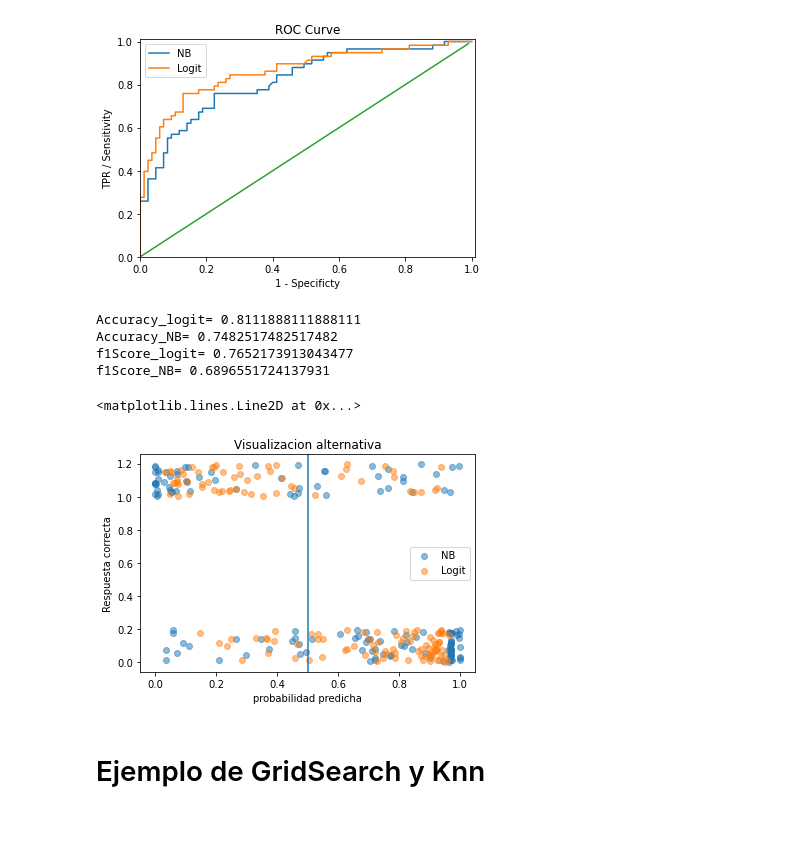
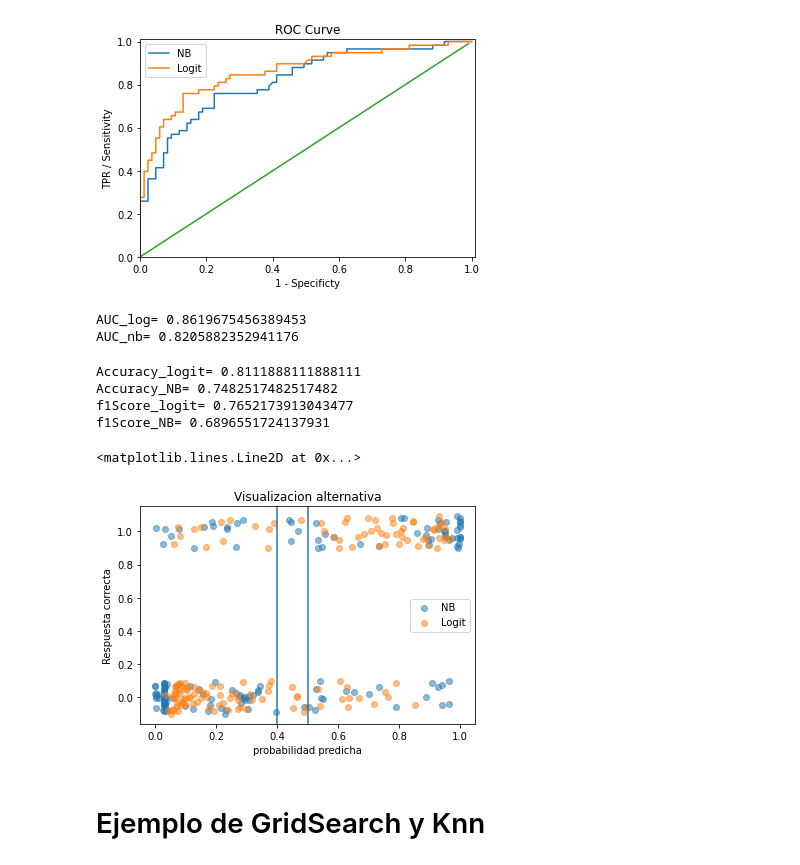
Before and after one commit to IonatanPerez/Curso_DHDS_CN17, a Jupyter notebook: C30/Ejemplo_Titanic.ipynb, the cells around one changed output. Drawn from its saved outputs; the diff is of its cells as text; code cells hidden in the pictures; blank space fills up the shorter version.

```diff
--- a/C30/Ejemplo_Titanic.ipynb
+++ b/C30/Ejemplo_Titanic.ipynb
@@ -207,6 +240,12 @@ plt.legend(['NB','Logit'])
 plt.show()
 # %% [output]
 [figure]
+# %%
+print('AUC_log=', auc(fpr_log, tpr_log))
+print('AUC_nb=', auc(fpr_nb, tpr_nb))
+# %% [output]
+AUC_log= 0.8619675456389453
+AUC_nb= 0.8205882352941176
 # %%
 # Podemos comparar metricas:
 
@@ -223,24 +262,26 @@ f1Score_NB= 0.6896551724137931
 # %%
 # Otra forma de verlo
 import random
 
 y_probs_nb # NaiveBayes probability
 y_pred_proba # Logistic probability
 y_test
-y_test_modificado = y_test + [random.random()/5 for _ in range(len(y_test))]
-umbral = 0.5
+y_test_modificado = y_test + [random.random()/5-0.1 for _ in range(len(y_test))]
+umbral1 = 0.5
+umbral2 = 0.4
 
 fig, ax = plt.subplots()
-ax.scatter(y_probs_nb[:,0],y_test_modificado, alpha=0.5)
-ax.scatter(y_pred_proba[:,0],y_test_modificado, alpha=0.5)
+ax.scatter(y_probs_nb[:,1],y_test_modificado, alpha=0.5)
+ax.scatter(y_pred_proba[:,1],y_test_modificado, alpha=0.5)
 ax.legend(['NB','Logit'])
 plt.xlabel('probabilidad predicha')
 plt.ylabel('Respuesta correcta')
 plt.title('Visualizacion alternativa')
-plt.axvline(x=umbral)
+plt.axvline(x=umbral1)
+plt.axvline(x=umbral2)
 # %% [output]
 <matplotlib.lines.Line2D at 0x...>
-[figure, old version]
+[figure, new version]
 # %% [markdown]
 # Ejemplo de GridSearch y Knn
 # %%
```
Also changed, not shown: parts of 2 cells of this notebook, 2 other files.
